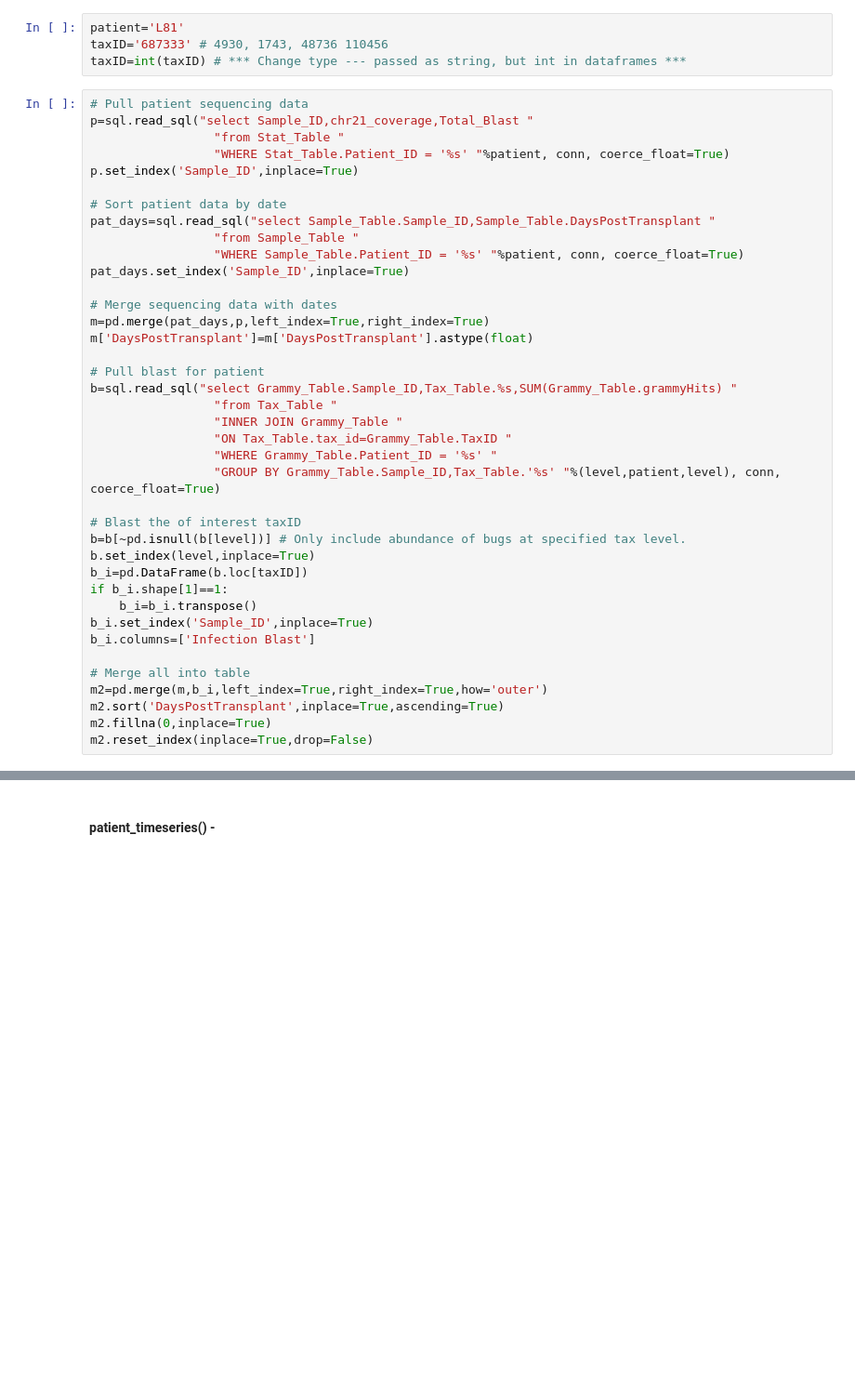
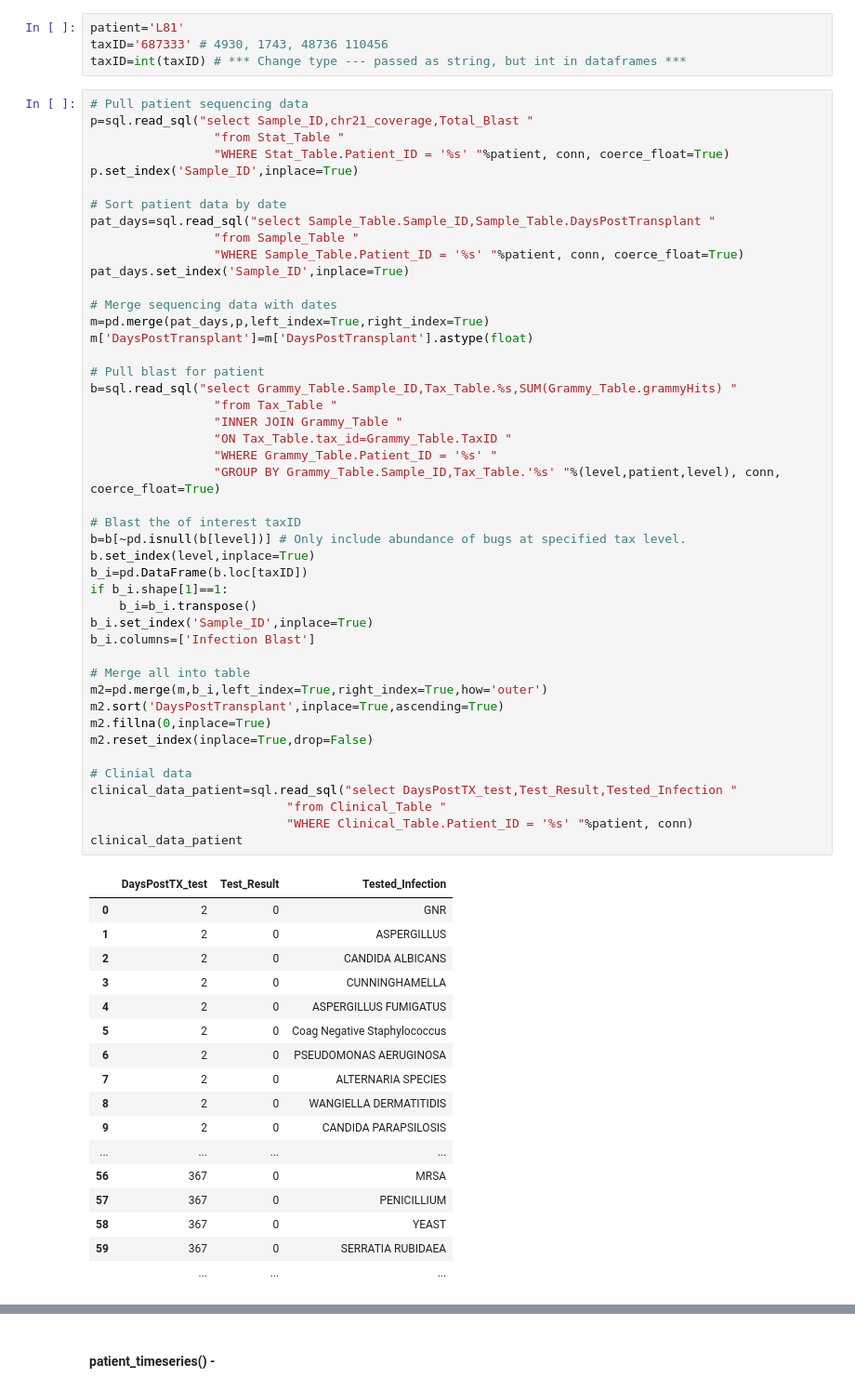
Before and after one commit to lmart999/CS229, a Jupyter notebook: ie_sql.ipynb, the cells around one changed output, grey strips where cells are left out. Shown at 93% size. Drawn from its saved outputs; the diff is of its cells as text; blank space fills up the shorter version.

```diff
--- a/ie_sql.ipynb
+++ b/ie_sql.ipynb
@@ -434,30 +434,54 @@ pat_days=sql.read_sql("select Sample_Table.Sample_ID,Sample_Table.DaysPostTransp
                  "from Sample_Table "
                  "WHERE Sample_Table.Patient_ID = '%s' "%patient, conn, coerce_float=True)
 pat_days.set_index('Sample_ID',inplace=True)
 
 # Merge sequencing data with dates
 m=pd.merge(pat_days,p,left_index=True,right_index=True)
 m['DaysPostTransplant']=m['DaysPostTransplant'].astype(float)
 
 # Pull blast for patient
 b=sql.read_sql("select Grammy_Table.Sample_ID,Tax_Table.%s,SUM(Grammy_Table.grammyHits) "
                  "from Tax_Table "
                  "INNER JOIN Grammy_Table "
                  "ON Tax_Table.tax_id=Grammy_Table.TaxID "
                  "WHERE Grammy_Table.Patient_ID = '%s' "
                  "GROUP BY Grammy_Table.Sample_ID,Tax_Table.'%s' "%(level,patient,level), conn, coerce_float=True)
 
 # Blast the of interest taxID
 b=b[~pd.isnull(b[level])] # Only include abundance of bugs at specified tax level.
 b.set_index(level,inplace=True)
 b_i=pd.DataFrame(b.loc[taxID])
 if b_i.shape[1]==1:
     b_i=b_i.transpose()
 b_i.set_index('Sample_ID',inplace=True)
 b_i.columns=['Infection Blast']
 
 # Merge all into table
 m2=pd.merge(m,b_i,left_index=True,right_index=True,how='outer')
 m2.sort('DaysPostTransplant',inplace=True,ascending=True)
 m2.fillna(0,inplace=True)
 m2.reset_index(inplace=True,drop=False)
+
+# Clinial data
+clinical_data_patient=sql.read_sql("select DaysPostTX_test,Test_Result,Tested_Infection "
+                           "from Clinical_Table "
+                           "WHERE Clinical_Table.Patient_ID = '%s' "%patient, conn)
+clinical_data_patient
+# %% [output]
+|  | DaysPostTX_test | Test_Result | Tested_Infection |
+| 0 | 2 | 0 | GNR |
+| 1 | 2 | 0 | ASPERGILLUS |
+| 2 | 2 | 0 | CANDIDA ALBICANS |
+| 3 | 2 | 0 | CUNNINGHAMELLA |
+| 4 | 2 | 0 | ASPERGILLUS FUMIGATUS |
+| 5 | 2 | 0 | Coag Negative Staphylococcus |
+| 6 | 2 | 0 | PSEUDOMONAS AERUGINOSA |
+| 7 | 2 | 0 | ALTERNARIA SPECIES |
+| 8 | 2 | 0 | WANGIELLA DERMATITIDIS |
+| 9 | 2 | 0 | CANDIDA PARAPSILOSIS |
+| ... | ... | ... | ... |
+| 56 | 367 | 0 | MRSA |
+| 57 | 367 | 0 | PENICILLIUM |
+| 58 | 367 | 0 | YEAST |
+| 59 | 367 | 0 | SERRATIA RUBIDAEA |
+|  | ... | ... | ... |
```
Also changed, not shown: parts of 2 cells of this notebook.
